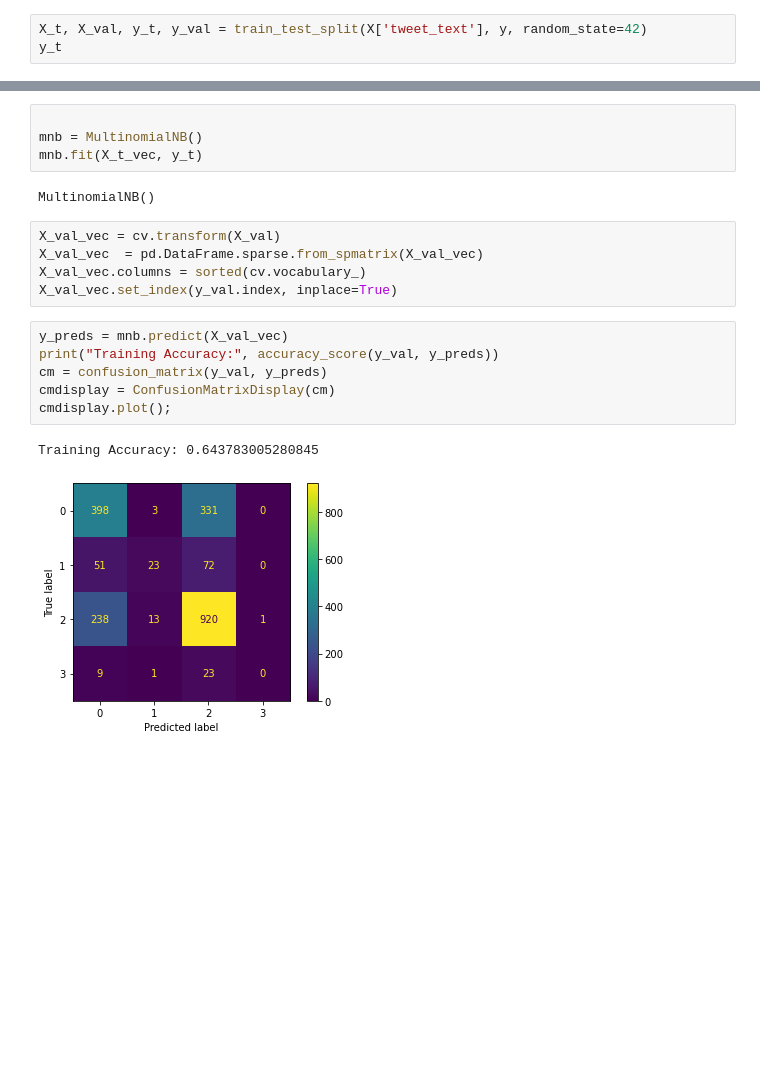
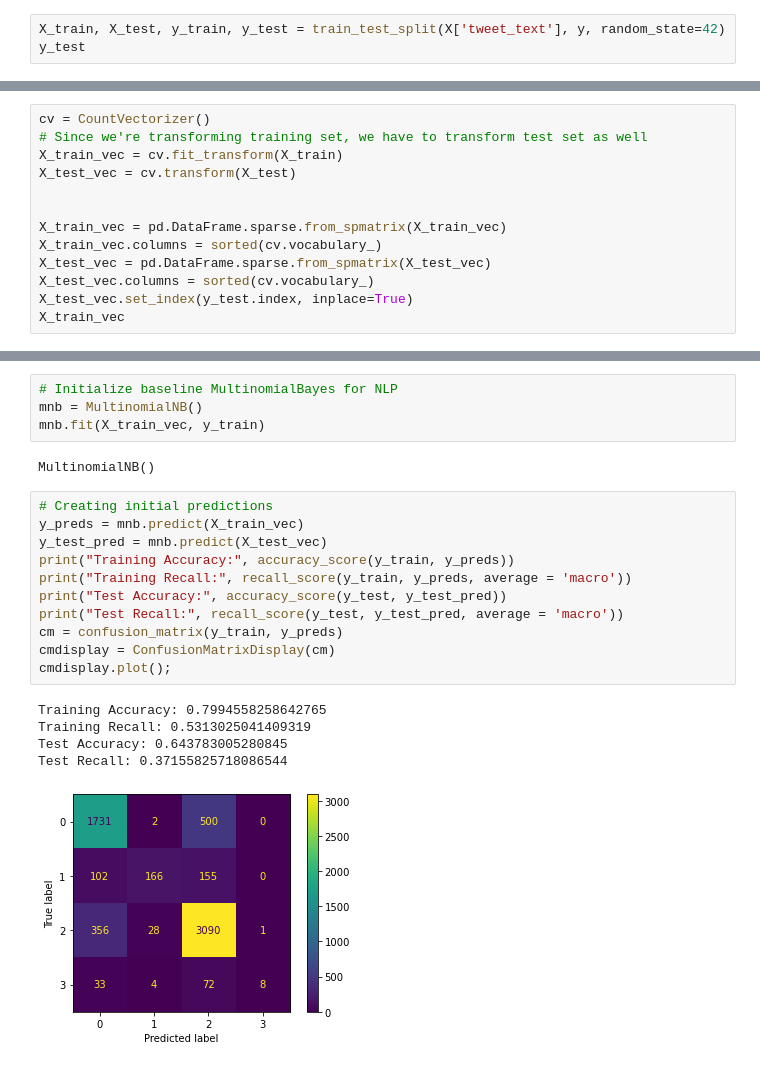
Before and after one commit to cjunhyuk/Apple-Google-Sentiment-Analysis, a Jupyter notebook: Peter's Working Notebook.ipynb, the cells around one changed output, grey strips where cells are left out. Drawn from its saved outputs; the diff is of its cells as text; blank space fills up the shorter version.

Commit message:
Added recall scores to model, cleaned up variable names, added comments

```diff
--- a/Peter's Working Notebook.ipynb
+++ b/Peter's Working Notebook.ipynb
@@ -200,6 +200,6 @@ sample_doc = [token.lower() for token in sample_doc]
 sw = stopwords.words('english')
 sample_doc = [token for token in sample_doc if token not in sw]
 # %%
-X_t, X_val, y_t, y_val = train_test_split(X['tweet_text'], y, random_state=42)
-y_t
+X_train, X_test, y_train, y_test = train_test_split(X['tweet_text'], y, random_state=42)
+y_test
 # %% [output]
@@ -238,0 +233,13 @@ X_t_vec.columns = sorted(cv.vocabulary_)
+# %%
+cv = CountVectorizer()
+# Since we're transforming training set, we have to transform test set as well
+X_train_vec = cv.fit_transform(X_train)
+X_test_vec = cv.transform(X_test)
+
+
+X_train_vec = pd.DataFrame.sparse.from_spmatrix(X_train_vec)
+X_train_vec.columns = sorted(cv.vocabulary_)
+X_test_vec = pd.DataFrame.sparse.from_spmatrix(X_test_vec)
+X_test_vec.columns = sorted(cv.vocabulary_)
+X_test_vec.set_index(y_test.index, inplace=True)
+X_train_vec
@@ -239,21 +260,24 @@ X_t_vec.columns = sorted(cv.vocabulary_)
 # %%
-
+# Initialize baseline MultinomialBayes for NLP
 mnb = MultinomialNB()
-mnb.fit(X_t_vec, y_t)
+mnb.fit(X_train_vec, y_train)
 # %% [output]
 MultinomialNB()
-# %%
-X_val_vec = cv.transform(X_val)
-X_val_vec  = pd.DataFrame.sparse.from_spmatrix(X_val_vec)
-X_val_vec.columns = sorted(cv.vocabulary_)
-X_val_vec.set_index(y_val.index, inplace=True)
-# %%
-y_preds = mnb.predict(X_val_vec)
-print("Training Accuracy:", accuracy_score(y_val, y_preds))
-cm = confusion_matrix(y_val, y_preds)
-cmdisplay = ConfusionMatrixDisplay(cm)
-cmdisplay.plot();
-# %% [output]
-Training Accuracy: 0.643783005280845
-[figure, removed]
+# %%
+# Creating initial predictions
+y_preds = mnb.predict(X_train_vec)
+y_test_pred = mnb.predict(X_test_vec)
+print("Training Accuracy:", accuracy_score(y_train, y_preds))
+print("Training Recall:", recall_score(y_train, y_preds, average = 'macro'))
+print("Test Accuracy:", accuracy_score(y_test, y_test_pred))
+print("Test Recall:", recall_score(y_test, y_test_pred, average = 'macro'))
+cm = confusion_matrix(y_train, y_preds)
+cmdisplay = ConfusionMatrixDisplay(cm)
+cmdisplay.plot();
+# %% [output]
+Training Accuracy: 0.7994558258642765
+Training Recall: 0.5313025041409319
+Test Accuracy: 0.643783005280845
+Test Recall: 0.37155825718086544
+[figure, added]
 # %%
```
Also changed, not shown: parts of 7 cells of this notebook.
